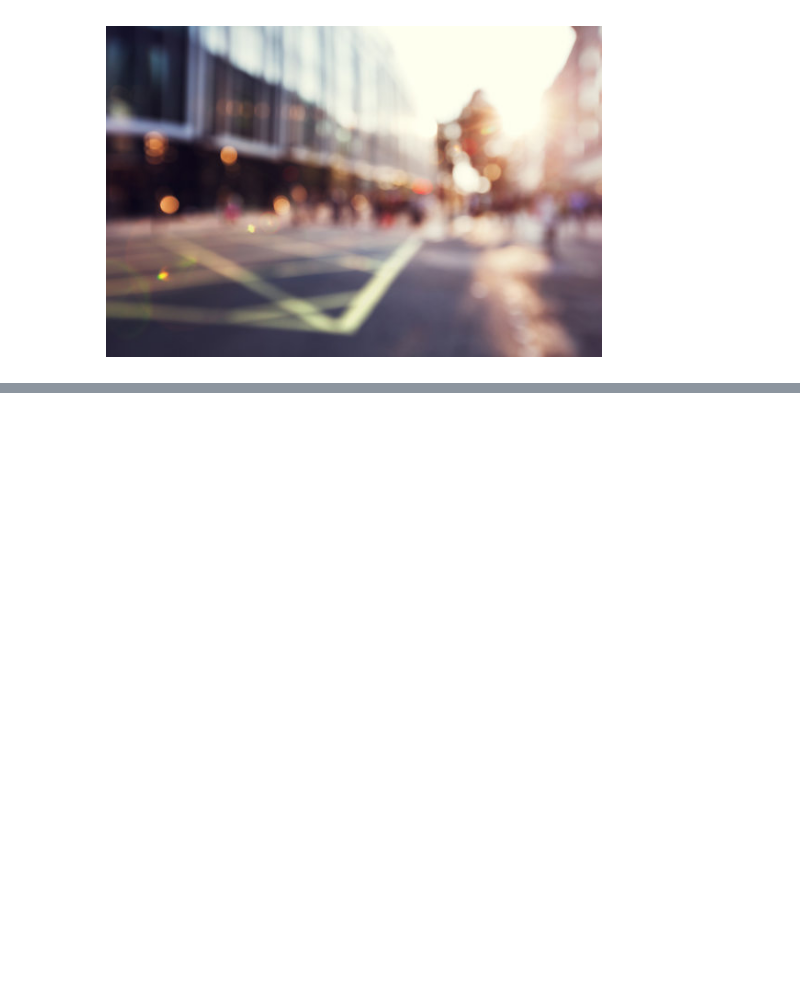
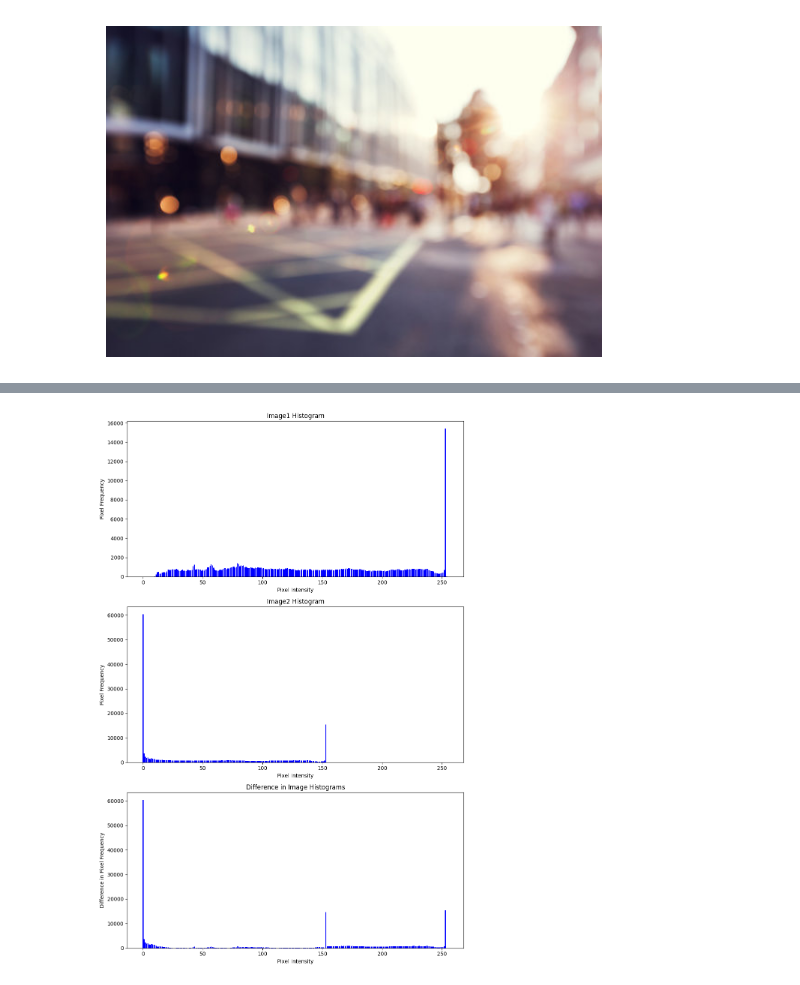
Before and after one commit to Parsleyka/computer-vision-labs, a Jupyter notebook: lab1/lab1.ipynb, the cells around one changed output, grey strips where cells are left out. Saved outputs shown, nothing was run; the diff lists cells and outputs as text; code cells hidden in the pictures; blank space fills up the shorter version.

```diff
--- a/lab1/lab1.ipynb
+++ b/lab1/lab1.ipynb
@@ -85,0 +123,4 @@ show_histogram_difference(image_paths[0], 'images/shifted_1.png')
+# %%
+show_histogram_difference(image_paths[3], 'images/shifted_4.png')
+# %% [output]
+[figure, added]
```
Also changed, not shown: parts of 11 cells of this notebook, 2 other files.
